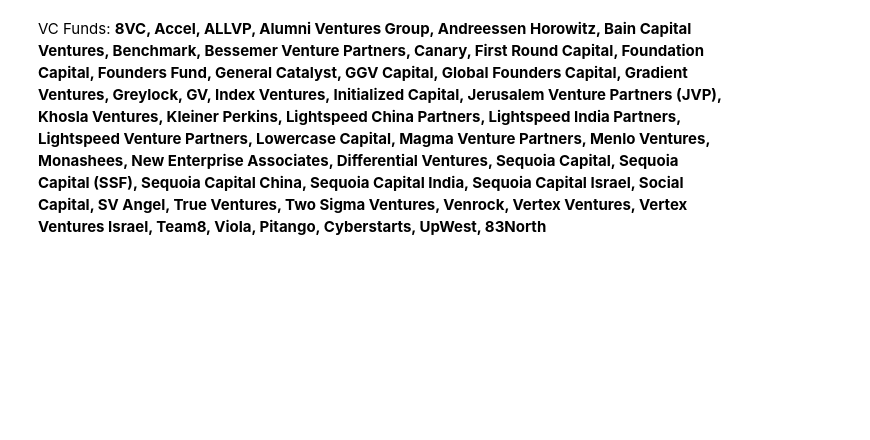
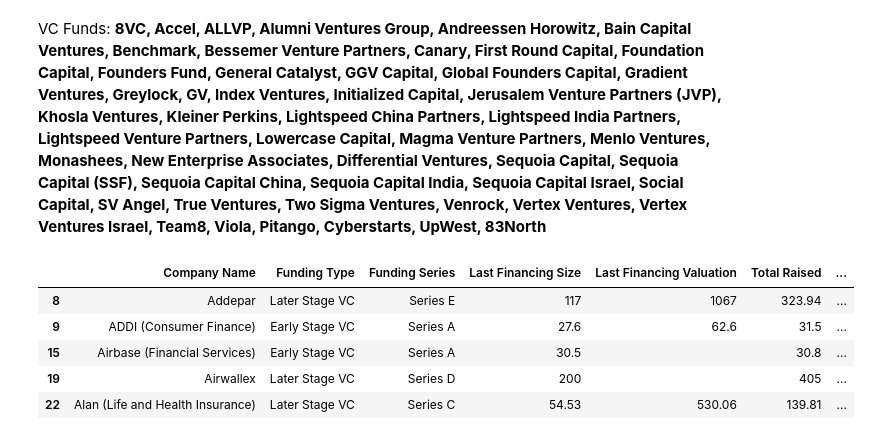
Before and after one commit to deanmeyer10/VC_Investments_2020_Trends, a Jupyter notebook: 2020_VC_Trends.ipynb, the cells around one changed output. Saved outputs shown, nothing was run; the diff lists cells and outputs as text; code cells hidden in the pictures; blank space fills up the shorter version.

```diff
--- a/2020_VC_Trends.ipynb
+++ b/2020_VC_Trends.ipynb
@@ -348,3 +348,13 @@ prod_comps
 | 836 | Validus Capital | Later Stage VC | Series B | 20 |  | 39.87 | ... |
 # %% [markdown]
 VC Funds: **8VC, Accel, ALLVP, Alumni Ventures Group, Andreessen Horowitz, Bain Capital Ventures, Benchmark, Bessemer Venture Partners, Canary, First Round Capital, Foundation Capital, Founders Fund, General Catalyst, GGV Capital, Global Founders Capital, Gradient Ventures, Greylock, GV, Index Ventures, Initialized Capital, Jerusalem Venture Partners (JVP), Khosla Ventures, Kleiner Perkins, Lightspeed China Partners, Lightspeed India Partners, Lightspeed Venture Partners, Lowercase Capital, Magma Venture Partners, Menlo Ventures, Monashees, New Enterprise Associates, Differential Ventures, Sequoia Capital, Sequoia Capital (SSF), Sequoia Capital China, Sequoia Capital India, Sequoia Capital Israel, Social Capital, SV Angel, True Ventures, Two Sigma Ventures, Venrock, Vertex Ventures, Vertex Ventures Israel, Team8, Viola, Pitango, Cyberstarts, UpWest, 83North**
+# %%
+fin_tech = data[data.Verticals.str.contains('FinTech')]
+fin_tech.head()
+# %% [output]
+|  | Company Name | Funding Type | Funding Series | Last Financing Size | Last Financing Valuation | Total Raised | ... |
+| 8 | Addepar | Later Stage VC | Series E | 117 | 1067 | 323.94 | ... |
+| 9 | ADDI (Consumer Finance) | Early Stage VC | Series A | 27.6 | 62.6 | 31.5 | ... |
+| 15 | Airbase (Financial Services) | Early Stage VC | Series A | 30.5 |  | 30.8 | ... |
+| 19 | Airwallex | Later Stage VC | Series D | 200 |  | 405 | ... |
+| 22 | Alan (Life and Health Insurance) | Later Stage VC | Series C | 54.53 | 530.06 | 139.81 | ... |
```
Also changed, not shown: parts of 1 cell of this notebook.
